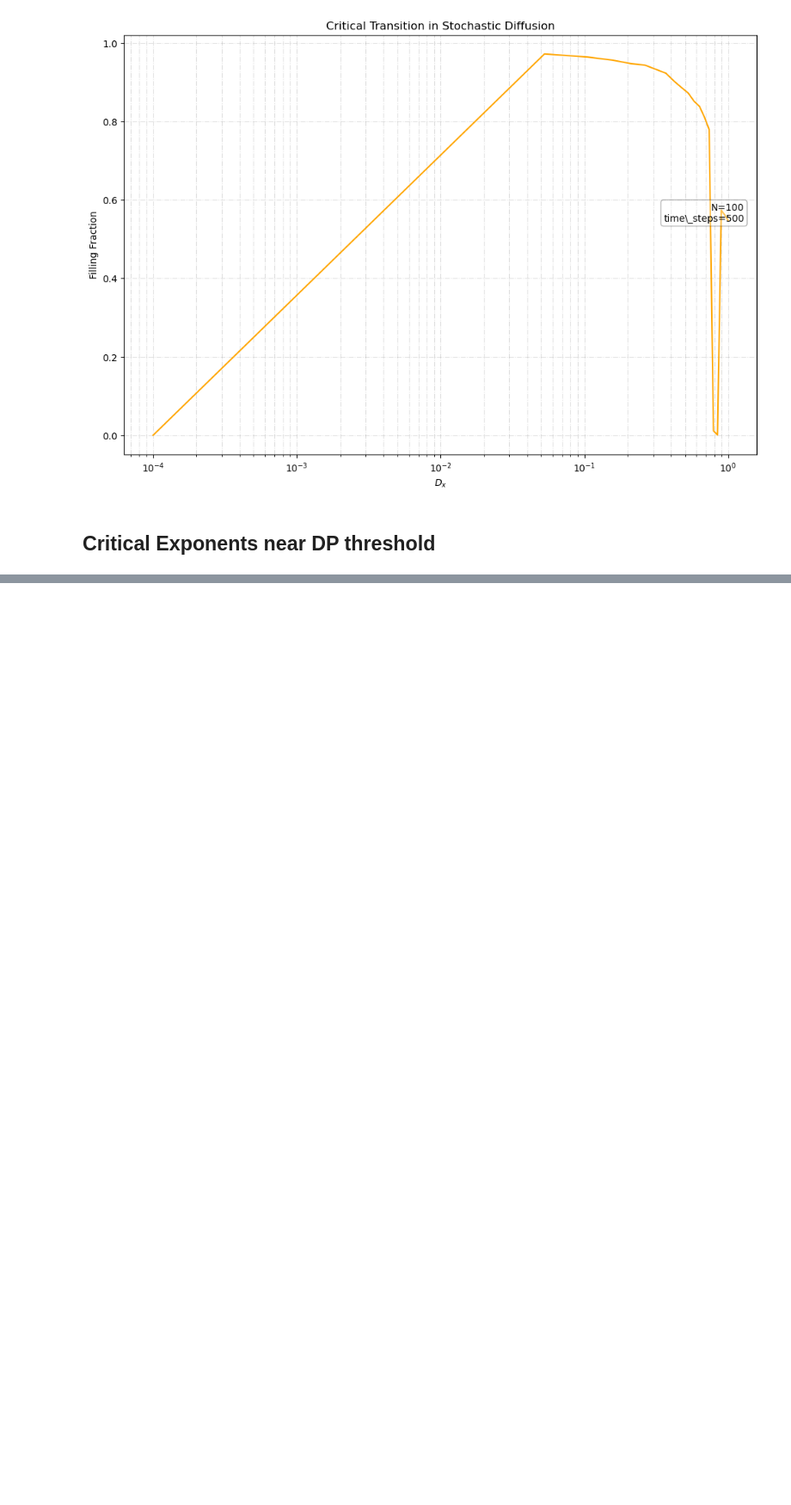
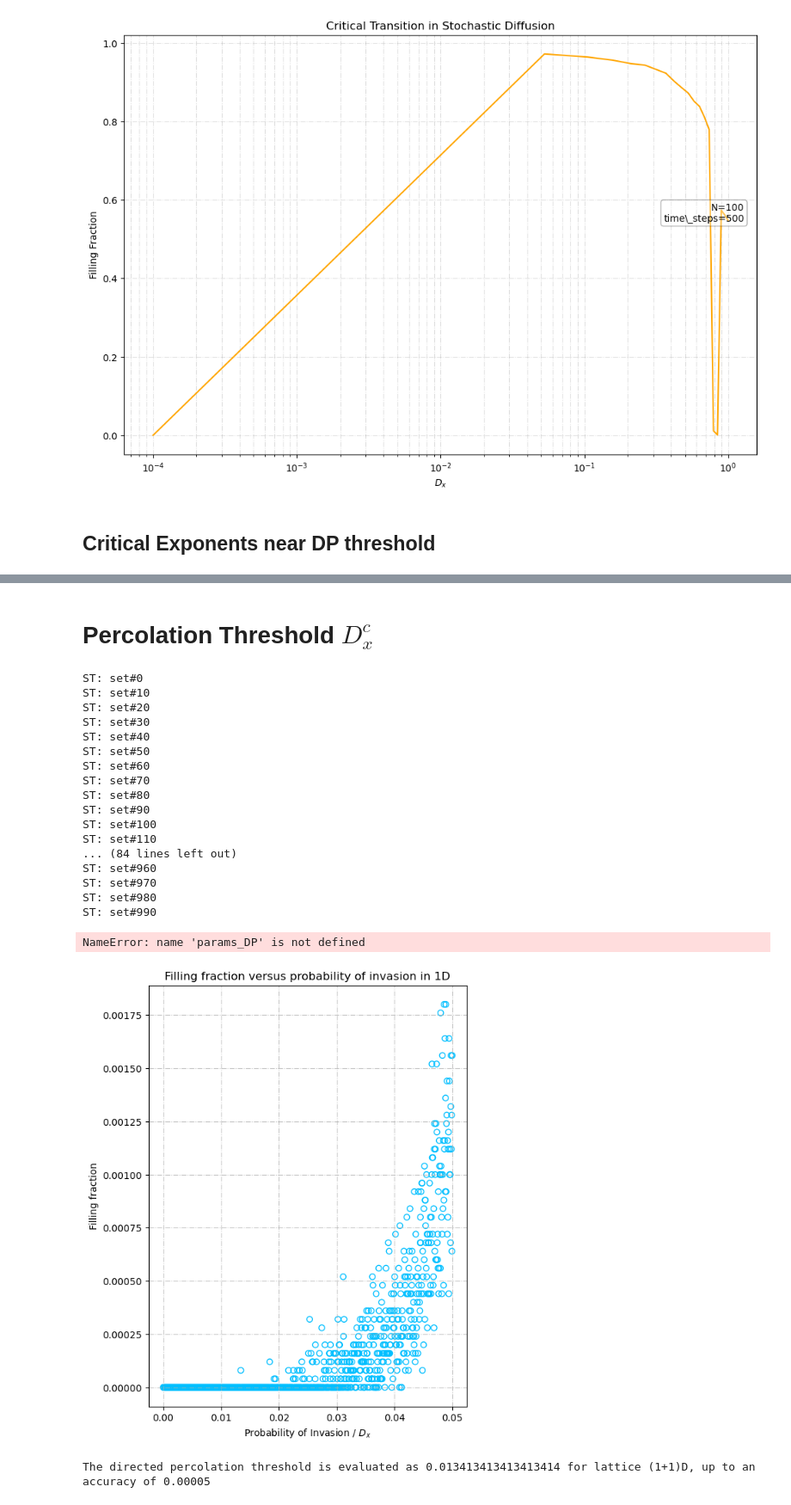
Before and after one commit to pietromalagoli/PCS, a Jupyter notebook: project.ipynb, the cells around one changed output, grey strips where cells are left out. Shown at 86% size. Saved outputs shown, nothing was run; the diff lists cells and outputs as text; code cells hidden in the pictures; blank space fills up the shorter version.

Commit message:
Percolation threshold and delta exponent evaluated. Need to run a lot

```diff
--- a/project.ipynb
+++ b/project.ipynb
@@ -726,0 +775,46 @@ ST: set#19
+# %% [markdown]
+# Percolation Threshold $D^c_{x}$
+# %%
+dim = 1
+n_iter = 50     # number of iterations per set of parameters
+Pspan = np.linspace(0,0.05,1000)     # set of probabiilty of invasion
+N = 500
+time_steps = 250
+models_ST = [m.lattice1,m.lattice2]
+params_ST = [N, time_steps, par, n_iter, 1]
+fillings_ST1 = m.filling_fraction_ST(model=models_ST[dim-1],Pspan=Pspan,params=params_ST)
+
+plt.figure(figsize=(6,8))
+plt.scatter(fillings_ST1[0,:],fillings_ST1[1,:],label='Stochastic Diffusion',facecolors='none', edgecolors='deepskyblue')
+plt.title(f'Filling fraction versus probability of invasion in {dim}D')
+plt.xlabel(r'Probability of Invasion / $D_{x}$')
+plt.ylabel('Filling fraction')
+plt.grid(True,which='both',alpha=0.7,linestyle='-.')
+m.add_par_box({'N': params_ST[0], 'time_steps': params_ST[1], 'Pdis': params_ST[2]})
+plt.legend()
+plt.show()
+# %% [output]
+ST: set#0
+ST: set#10
+ST: set#20
+ST: set#30
+ST: set#40
+ST: set#50
+ST: set#60
+ST: set#70
+ST: set#80
+ST: set#90
+ST: set#100
+ST: set#110
+... (84 lines left out)
+ST: set#960
+ST: set#970
+ST: set#980
+ST: set#990
+NameError: name 'params_DP' is not defined
+[figure, added]
+# %%
+DP_threshold1 = np.min(fillings_ST1[0,:][fillings_ST1[1,:] > 0])
+print(f'The directed percolation threshold is evaluated as {DP_threshold1} for lattice (1+1)D, up to an accuracy of 0.00005')
+# %% [output]
+The directed percolation threshold is evaluated as 0.013413413413413414 for lattice (1+1)D, up to an accuracy of 0.00005
```
Also changed, not shown: parts of 11 cells of this notebook, 2 other files.
